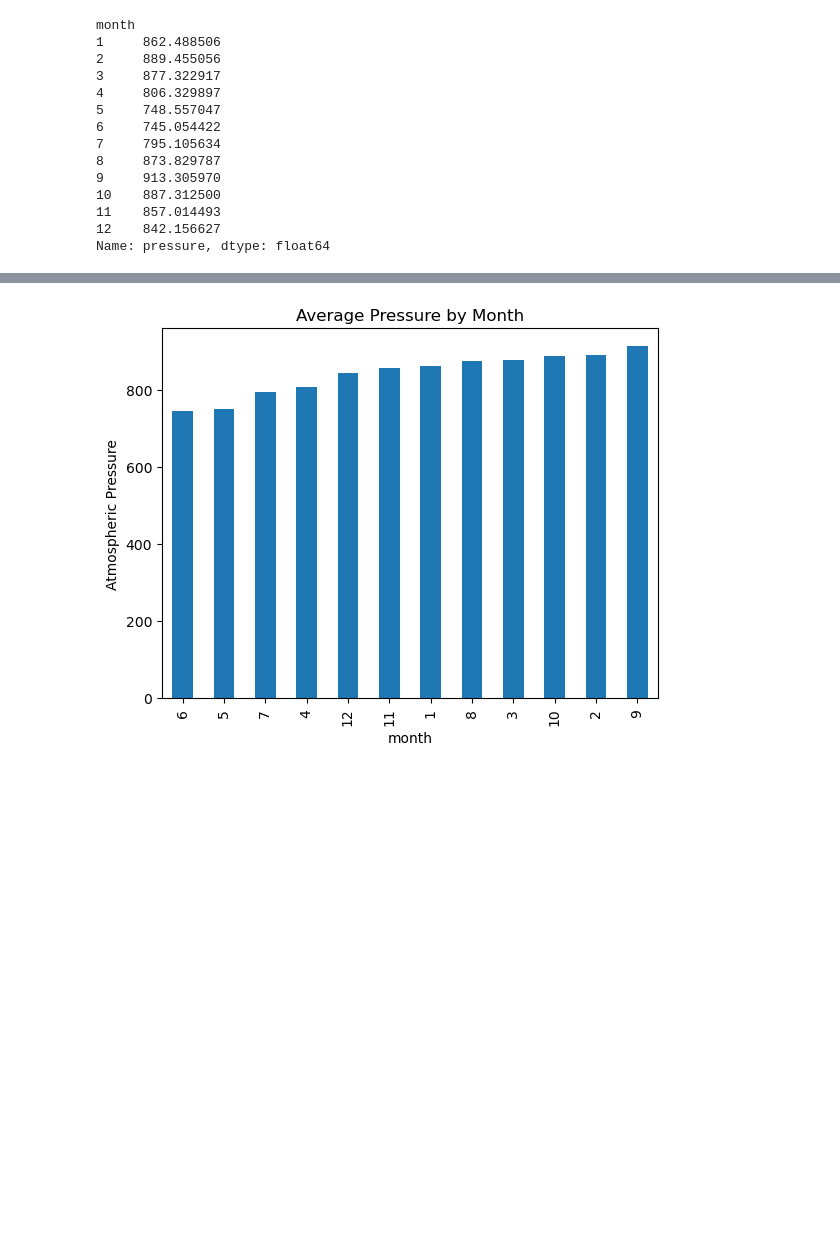
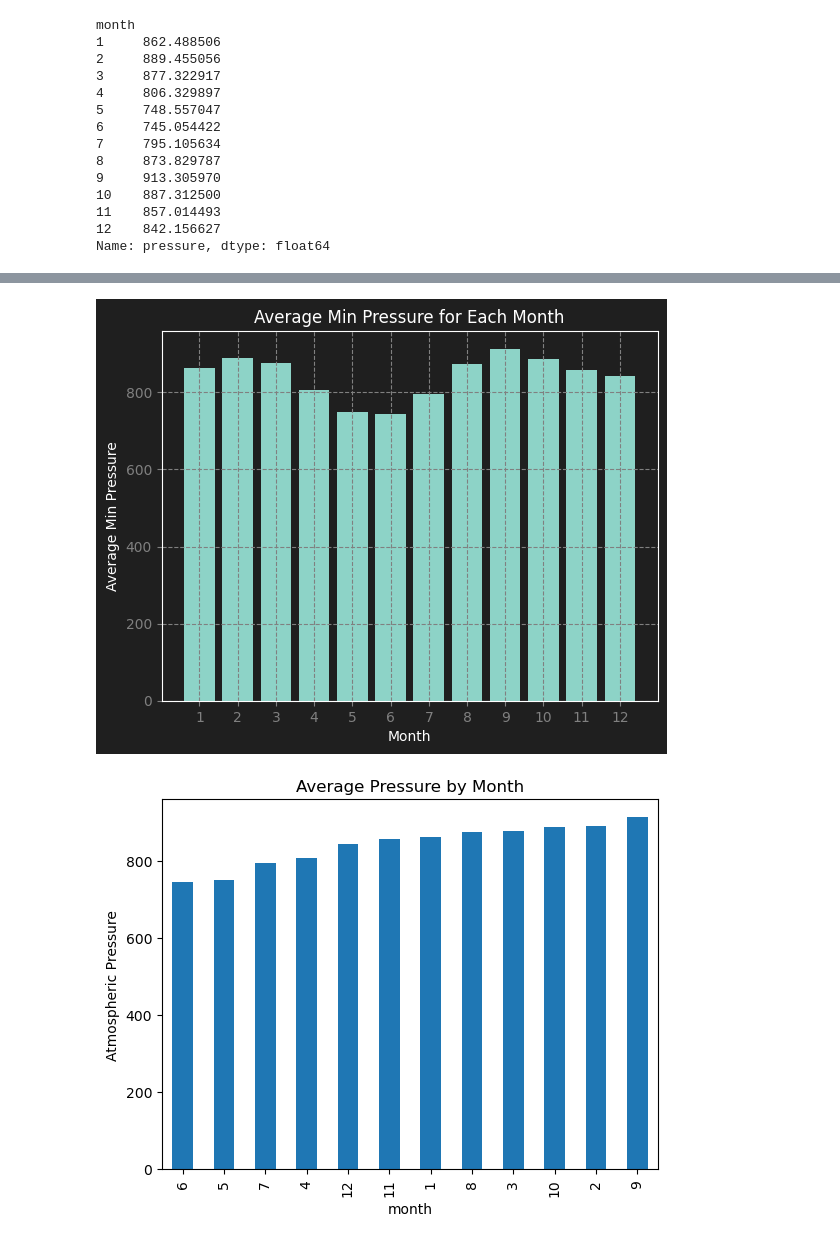
Before and after one commit to RickGrimesCodes/Module-11-Challenge, a Jupyter notebook: part_2_mars_weather.ipynb, the cells around one changed output, grey strips where cells are left out. Saved outputs shown, nothing was run; the diff lists cells and outputs as text; code cells hidden in the pictures; blank space fills up the shorter version.

```diff
--- a/part_2_mars_weather.ipynb
+++ b/part_2_mars_weather.ipynb
@@ -142,5 +194,7 @@ Name: min_temp, dtype: float64
 # %%
 # 4. What is the average pressure by month?
+avgPressureMonth = rowDF.groupby('month')['pressure'].mean()
+avgPressureMonth
 # %% [output]
 month
 1     862.488506
@@ -163,2 +213,13 @@ Name: pressure, dtype: float64
+# %%
+# Plot the average pressure by month
+plt.bar(avgPressureMonth.index, avgPressureMonth.values)
+plt.xlabel('Month')
+plt.ylabel('Average Min Pressure')
+plt.title('Average Min Pressure for Each Month')
+plt.xticks(range(1,13))
+plt.grid(True, linestyle='--')
+plt.show()
+# %% [output]
+[figure, added]
 # %%
 # Identify the lowest and highest pressure months in Curiosity's location by sorting the previous graph
```
Also changed, not shown: parts of 21 cells of this notebook, 1 other file.
